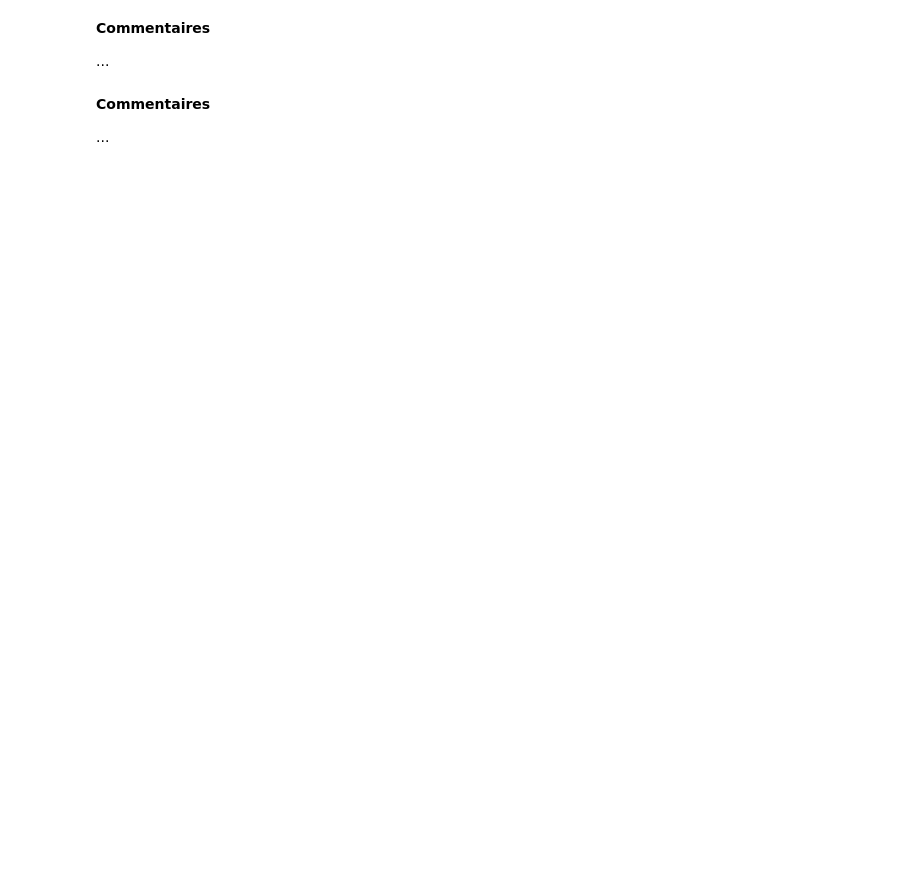
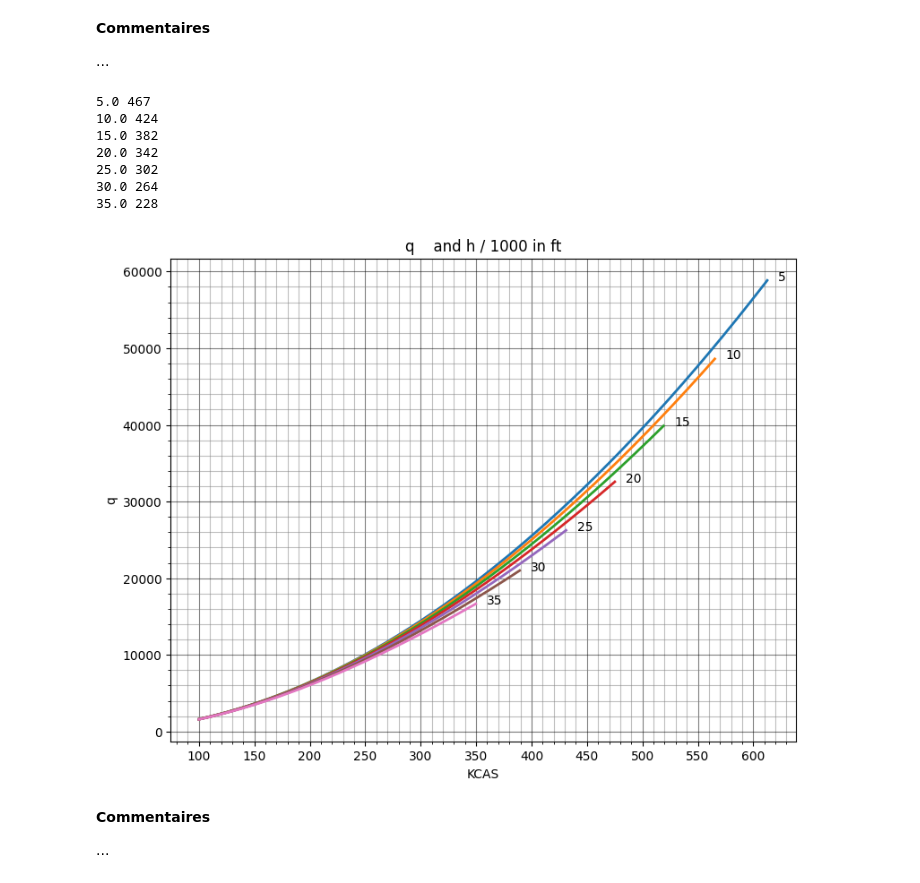
Before and after one commit to GregHsr/TP1_Meca_Vol, a Jupyter notebook: tp1_etudiant.ipynb, the cells around one changed output. Drawn from its saved outputs; the diff is of its cells as text; code cells hidden in the pictures; blank space fills up the shorter version.

```diff
--- a/tp1_etudiant.ipynb
+++ b/tp1_etudiant.ipynb
@@ -906,6 +1109,16 @@ ajouter un commentaire à chaque fois.
 ...
 # %%
 # to do
+plot_diagram(data, 5)
+# %% [output]
+5.0 467
+10.0 424
+15.0 382
+20.0 342
+25.0 302
+30.0 264
+35.0 228
+[figure, added]
 # %% [markdown]
 **Commentaires**
 
```
Also changed, not shown: parts of 21 cells of this notebook.
